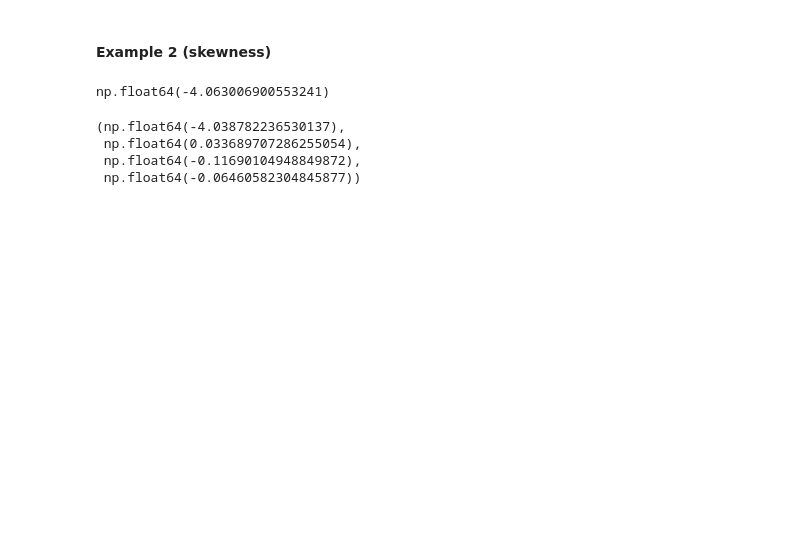
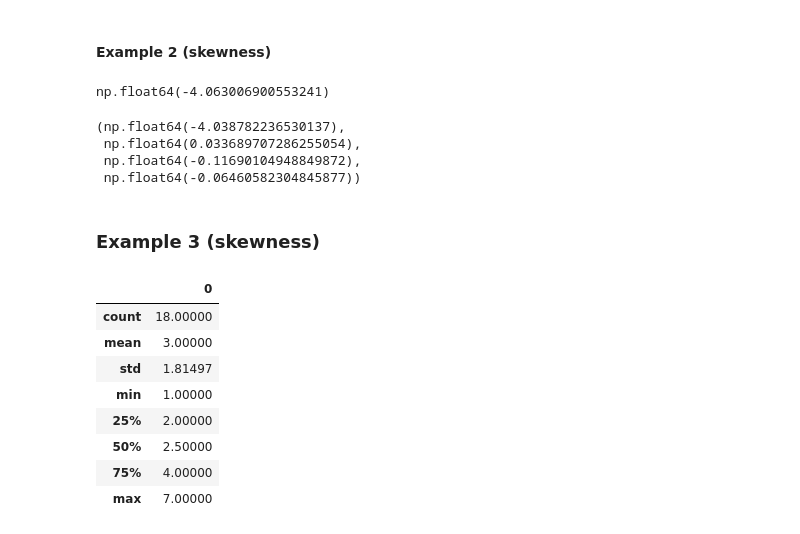
Before and after one commit to valatwork/statistics, a Jupyter notebook: 006-skewness.ipynb, the cells around one changed output. Cells and saved outputs as stored; diff of their text form; code cells hidden in the pictures; blank space fills up the shorter version.

```diff
--- a/006-skewness.ipynb
+++ b/006-skewness.ipynb
@@ -93,3 +131,19 @@ sm.stats.stattools.robust_skewness(sp_data['Returns'])
  np.float64(0.033689707286255054),
  np.float64(-0.11690104948849872),
  np.float64(-0.06460582304845877))
+# %% [markdown]
+### Example 3 (skewness)
+# %%
+num_people = [1, 2, 2, 1, 3, 4, 3, 2, 5, 1, 2, 7, 3, 4, 5, 6, 2, 1]
+df = pd.DataFrame(num_people)
+df.describe()
+# %% [output]
+|  | 0 |
+| count | 18.00000 |
+| mean | 3.00000 |
+| std | 1.81497 |
+| min | 1.00000 |
+| 25% | 2.00000 |
+| 50% | 2.50000 |
+| 75% | 4.00000 |
+| max | 7.00000 |
```
Also changed, not shown: parts of 19 cells of this notebook, 4 other files.
